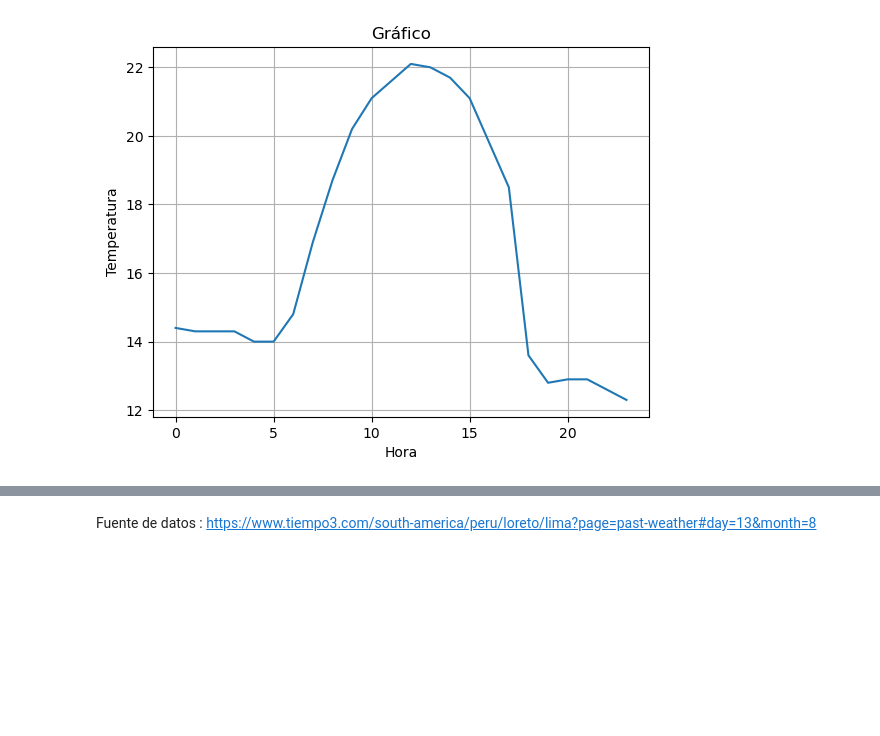
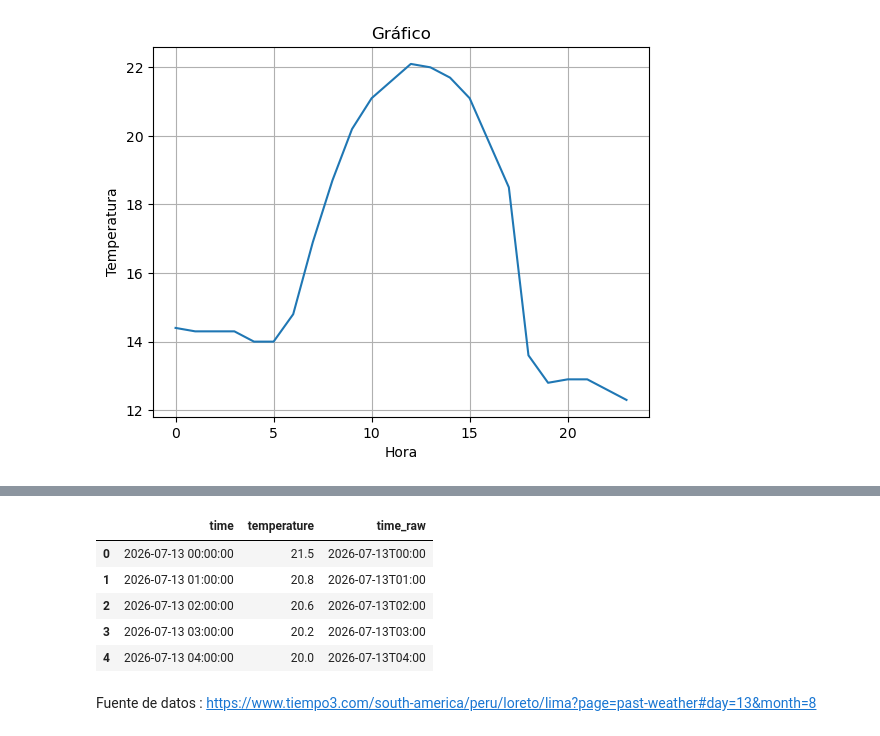
Before and after one commit to jgomezz/cpe_ciencia_datos_python_2026, a Jupyter notebook: mod2_estadistica_y_visualizacion/semana_03_visualization.ipynb, the cells around one changed output, grey strips where cells are left out. Cells and saved outputs as stored; diff of their text form; code cells hidden in the pictures; blank space fills up the shorter version.

```diff
--- a/mod2_estadistica_y_visualizacion/semana_03_visualization.ipynb
+++ b/mod2_estadistica_y_visualizacion/semana_03_visualization.ipynb
@@ -206,3 +209,12 @@ graficar(
+# %%
+data.head()
+# %% [output]
+|  | time | temperature | time_raw |
+| 0 | 2026-07-13 00:00:00 | 21.5 | 2026-07-13T00:00 |
+| 1 | 2026-07-13 01:00:00 | 20.8 | 2026-07-13T01:00 |
+| 2 | 2026-07-13 02:00:00 | 20.6 | 2026-07-13T02:00 |
+| 3 | 2026-07-13 03:00:00 | 20.2 | 2026-07-13T03:00 |
+| 4 | 2026-07-13 04:00:00 | 20.0 | 2026-07-13T04:00 |
 # %% [markdown]
 Fuente de datos : https://www.tiempo3.com/south-america/peru/loreto/lima?page=past-weather#day=13&month=8
 # %%
```
Also changed, not shown: parts of 2 cells of this notebook.
